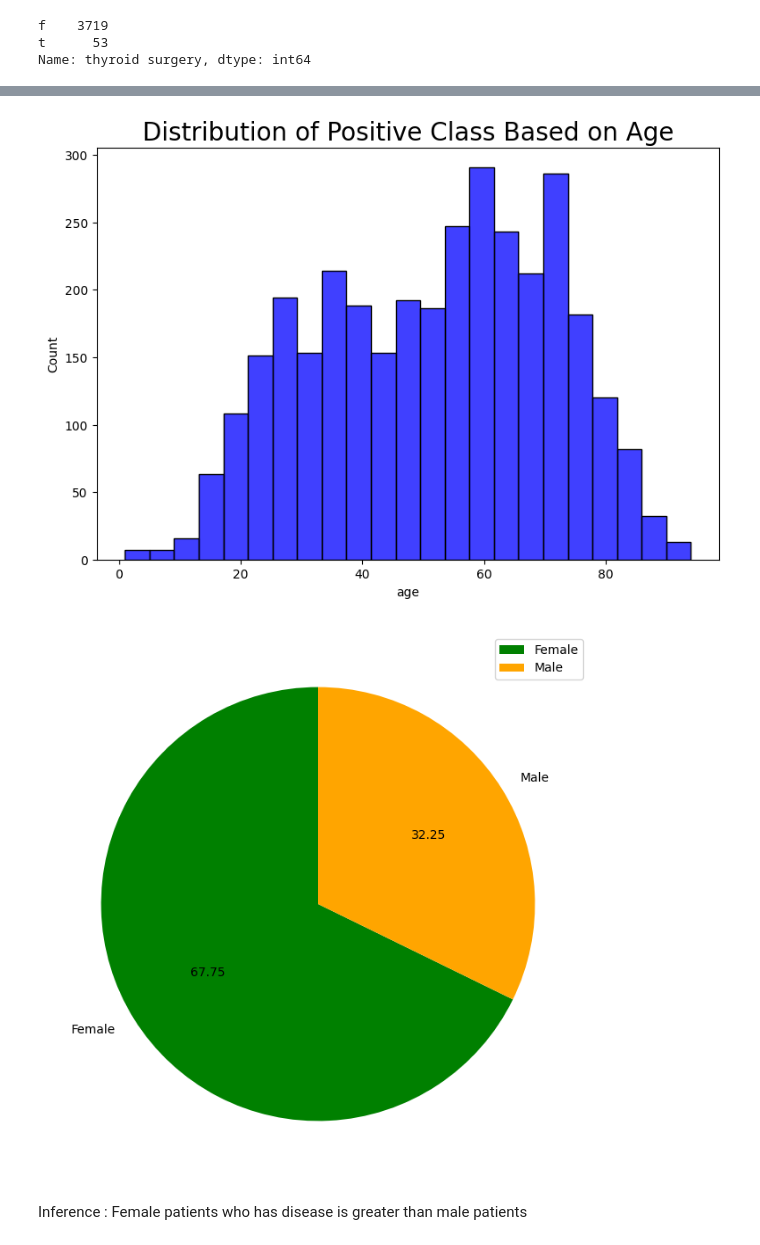
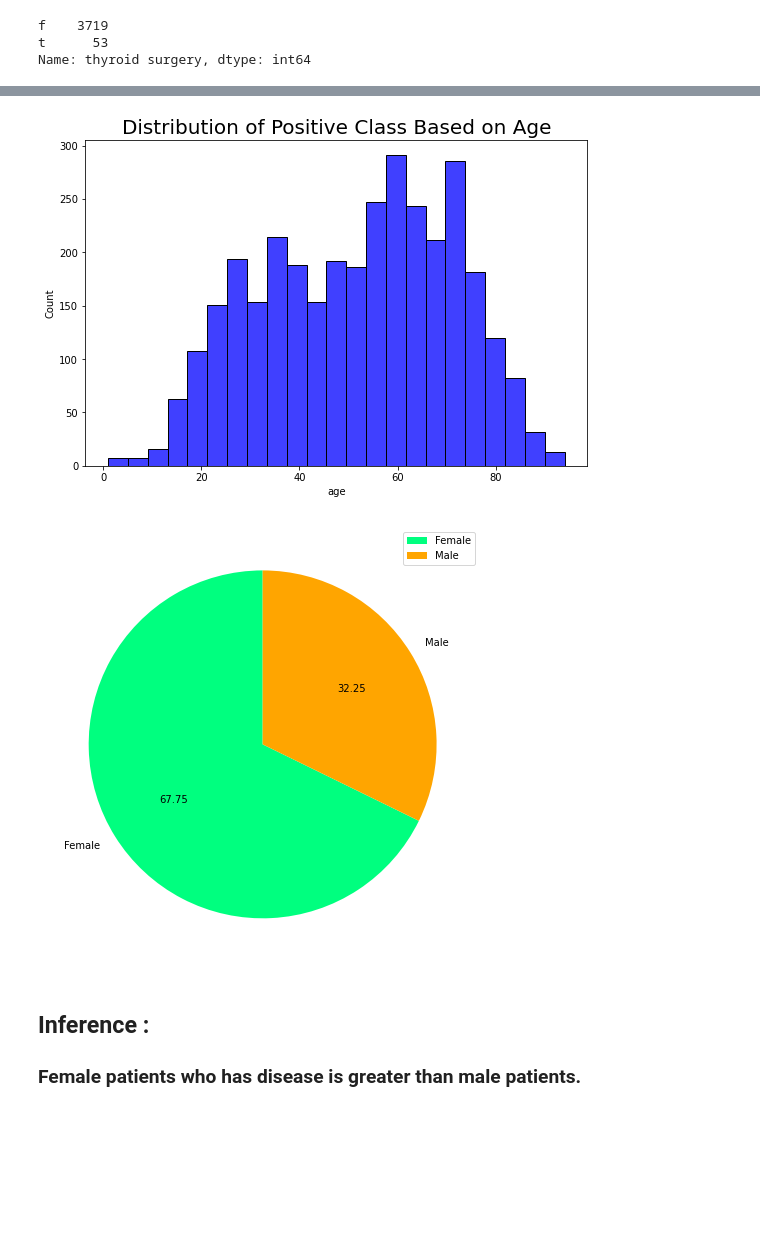
Before and after one commit to RITHUCSE/thyroid_classification, a Jupyter notebook: thyroid_classification.ipynb, the cells around one changed output, grey strips where cells are left out. Drawn from its saved outputs; the diff is of its cells as text; code cells hidden in the pictures; blank space fills up the shorter version.

```diff
--- a/thyroid_classification.ipynb
+++ b/thyroid_classification.ipynb
@@ -29,5 +30,5 @@ Archive:  thyroid-disease-data-set.zip
 # %%
-thyroid_df = pd.read_csv('/content/hypothyroid.csv')
+thyroid_df = pd.read_csv('../input/thyroid-disease-data-set/hypothyroid.csv')
 thyroid_df.head()
 # %% [output]
 |  | age | sex | on thyroxine | query on thyroxine | on antithyroid medication | sick | pregnant | ... |
@@ -189,20 +162,21 @@ plt.figure(figsize=(9,6))
 sns.histplot(x='age',data=positive_df,color='blue')
 plt.title("Distribution of Positive Class Based on Age",{'fontsize':20});
 # %% [output]
-[figure, old version]
+[figure, new version]
 # %%
 plt.figure(figsize=(10,8))
 plt.pie(x=positive_df.sex.value_counts(),
         labels=['Female','Male'],
         startangle = 90,
-        colors=['green','orange'],
+        colors=['springgreen','orange'],
         autopct='%.2f'
        );
 plt.legend();
 # %% [output]
-[figure, old version]
+[figure, new version]
 # %% [markdown]
-Inference : Female patients who has disease is greater than male patients
+## **Inference :**
+### Female patients who has disease is greater than male patients.
 # %%
 plt.figure(figsize=(8,8))
 plt.pie(x=positive_df.sick.value_counts(),
```
Also changed, not shown: parts of 43 cells of this notebook.
